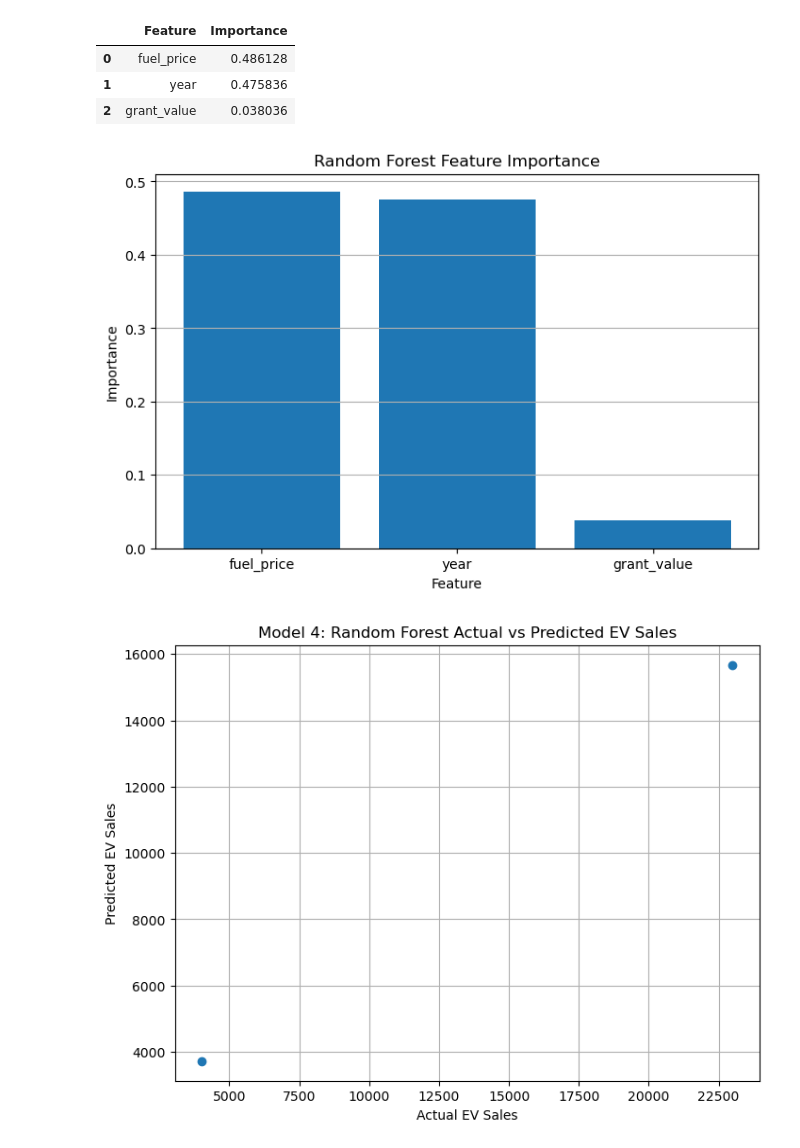
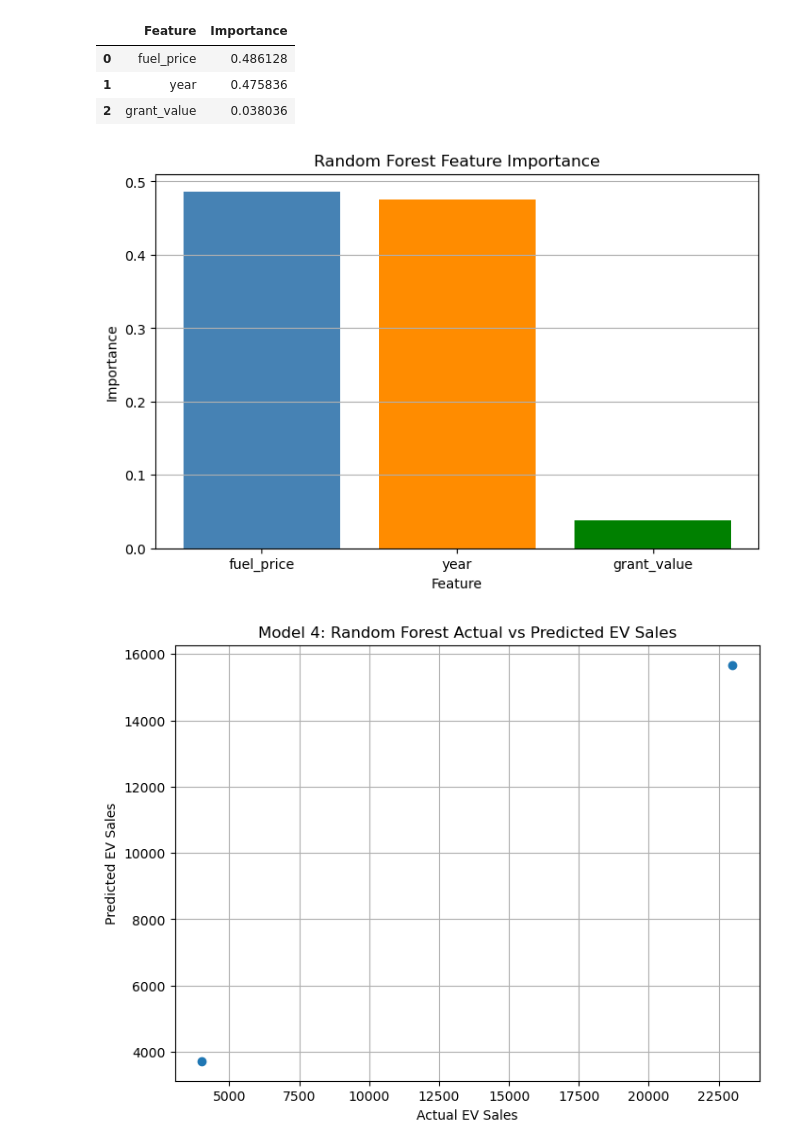
Before and after one commit to Guilherme2022448/Final-Project, a Jupyter notebook: ev_adoption_analysis.ipynb, the cells around one changed output. Cells and saved outputs as stored; diff of their text form; code cells hidden in the pictures.

```diff
--- a/ev_adoption_analysis.ipynb
+++ b/ev_adoption_analysis.ipynb
@@ -1363,21 +1364,22 @@ feature_importance_df
 # %%
 # Plot Random Forest feature importance
 plt.figure(figsize=(8, 5))
 
 plt.bar(
     feature_importance_df['Feature'],
-    feature_importance_df['Importance']
+    feature_importance_df['Importance'],
+    color=['steelblue', 'darkorange', 'green']
 )
 
 plt.title('Random Forest Feature Importance')
 plt.xlabel('Feature')
 plt.ylabel('Importance')
 
 plt.grid(axis='y')
 
 plt.show()
 # %% [output]
-[figure, old version]
+[figure, new version]
 # %%
 # Plot actual vs predicted EV sales for Random Forest
 
```
Also changed, not shown: parts of 9 cells of this notebook.
